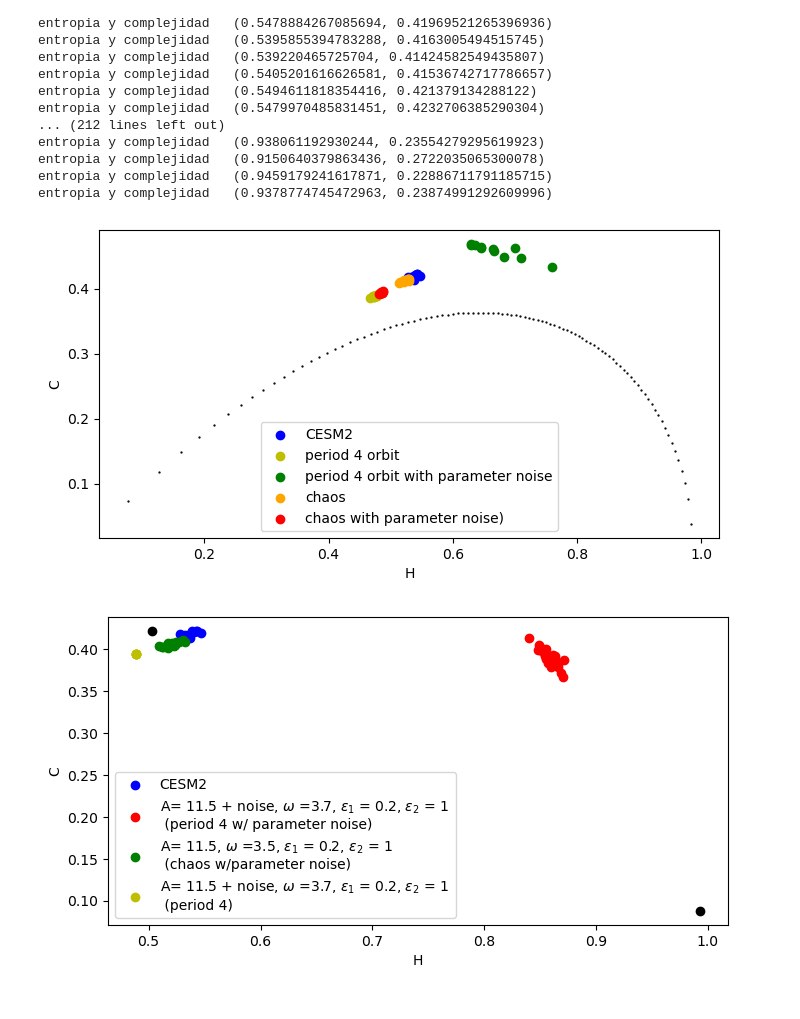
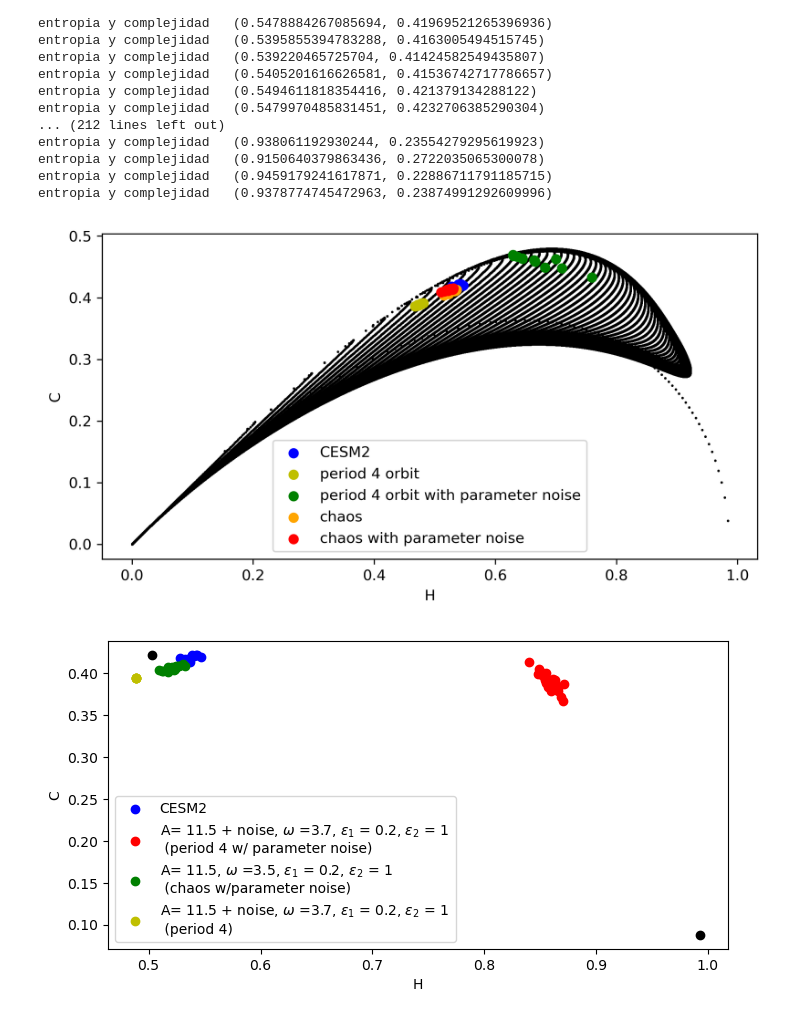
Before and after one commit to jumin94/ENSO_dynamics_analysis, a Jupyter notebook: complejidad_clima_wootters.ipynb, the cells around one changed output. Saved outputs shown, nothing was run; the diff lists cells and outputs as text; code cells hidden in the pictures.

```diff
--- a/complejidad_clima_wootters.ipynb
+++ b/complejidad_clima_wootters.ipynb
@@ -188,7 +192,7 @@ entropia y complejidad   (0.6449499410644423, 0.463271068153863)
 # %%
 
 lista3=[]
-lista3=glob.glob(path_integraciones+'/cerca_periodo4_caos_w3.7/*.txt')
+lista3=glob.glob(path_integraciones+'/cerca_periodo4_caos/*.txt')
 lista3.sort()
 
 print(len(lista3))
@@ -289,7 +293,7 @@ entropia y complejidad   (0.5759280964254451, 0.4145804527052752)
 KeyboardInterrupt:
 # %%
 lista5=[]
-lista5=glob.glob(path_integraciones+'/cerca_periodo4_caos_ruido_w3.7/*.txt')
+lista5=glob.glob(path_integraciones+'/cerca_periodo4_caos_ruido/*.txt')
 lista5.sort()
 
 print(len(lista5))
@@ -357,28 +361,28 @@ entropia y complejidad   (0.9459179241617871, 0.22886711791185715)
 entropia y complejidad   (0.9378774745472963, 0.23874991292609996)
 # %%
 from matplotlib.pyplot import cm
-fig = plt.figure(figsize=(8,4))
+fig = plt.figure(figsize=(8,4),dpi=300)
 #color = cm.Greys(np.linspace(0.4, 1, len(noise['y'])))
 #color_reds = cm.Reds(np.linspace(0.4, 1, len(noise['y'])))
 #for i, c in enumerate(color):
 #    plt.scatter(noise['x'][i],noise['y'][i],color=c,alpha=0.4)#,label='orbit integration (T=4) w/ parameter noise and additive noise (alpha='+str(alpha[i])+')')
-plt.scatter(h[:1000],c[:1000],color='k',s=0.4)
+plt.scatter(h[:],c[:],color='k',s=0.4)
 plt.scatter(x,y,color='b',label='CESM2')
 plt.scatter(x4,y4,color='y',label='period 4 orbit')
 plt.scatter(x2,y2,color='g',label='period 4 orbit with parameter noise')
 plt.scatter(x3,y3,color='orange',label='chaos')
 plt.scatter(x5,y5,color='red',label='chaos with parameter noise')
 plt.ylabel('C')
 plt.xlabel('H')
 #plt.scatter(u2,v2,color='k')
 # plt.xlim([0.0, 1.1])
 # plt.ylim([-0.01, 0.1])
 plt.xlabel('H')
 plt.ylabel('C')
 plt.legend()
 plt.show()
 # %% [output]
-[figure, old version]
+[figure, new version]
 # %%
 from matplotlib.pyplot import cm
 fig = plt.figure(figsize=(8,4))
```
Also changed, not shown: parts of 3 cells of this notebook, 2 other files.
